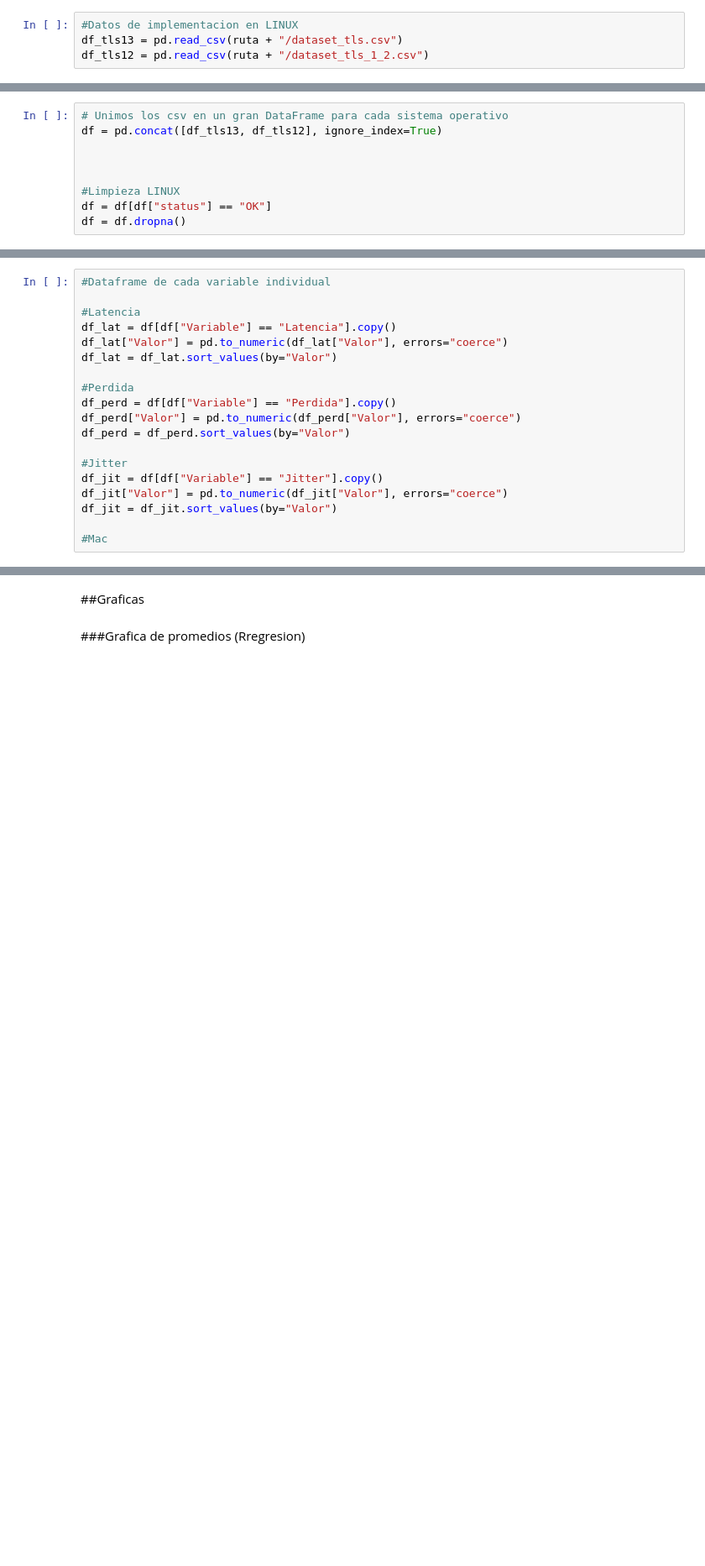
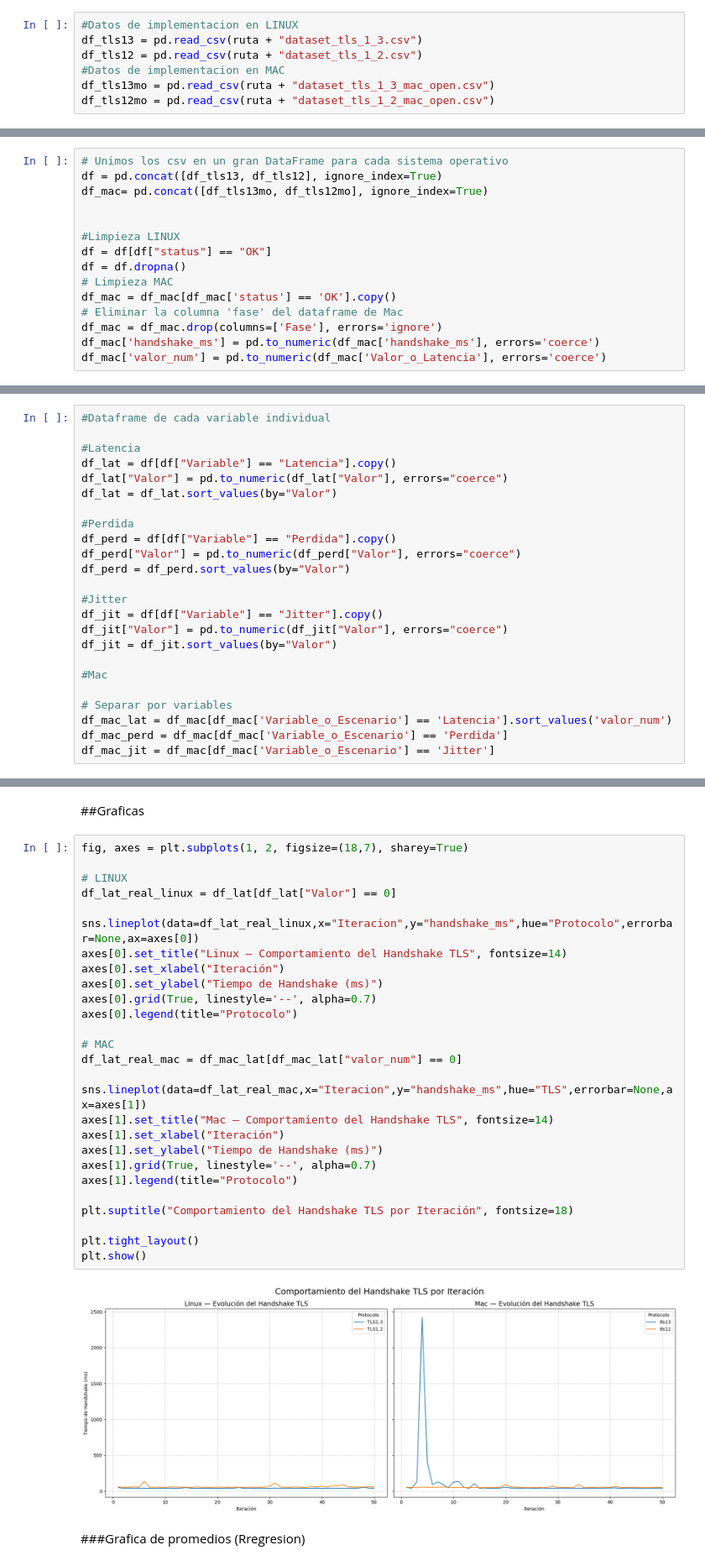
Before and after one commit to LuisRaveg/tls-project, a Jupyter notebook: Proyecto_TLS.ipynb, the cells around one changed output, grey strips where cells are left out. Shown at 84% size. Saved outputs shown, nothing was run; the diff lists cells and outputs as text; blank space fills up the shorter version.

```diff
--- a/Proyecto_TLS.ipynb
+++ b/Proyecto_TLS.ipynb
@@ -12,7 +16,10 @@ ruta = r"\\wsl.localhost\Ubuntu\home\luisr\tls-project"
 # %%
 #Datos de implementacion en LINUX
-df_tls13 = pd.read_csv(ruta + "/dataset_tls.csv")
-df_tls12 = pd.read_csv(ruta + "/dataset_tls_1_2.csv")
+df_tls13 = pd.read_csv(ruta + "dataset_tls_1_3.csv")
+df_tls12 = pd.read_csv(ruta + "dataset_tls_1_2.csv")
+#Datos de implementacion en MAC
+df_tls13mo = pd.read_csv(ruta + "dataset_tls_1_3_mac_open.csv")
+df_tls12mo = pd.read_csv(ruta + "dataset_tls_1_2_mac_open.csv")
 # %% [markdown]
 #Preparación de los datos linux
 # %%
@@ -25,12 +32,18 @@ df_tls12["Protocolo"] = "TLS1.2"
 # %%
 # Unimos los csv en un gran DataFrame para cada sistema operativo
 df = pd.concat([df_tls13, df_tls12], ignore_index=True)
-
+df_mac= pd.concat([df_tls13mo, df_tls12mo], ignore_index=True)
 
 
 #Limpieza LINUX
 df = df[df["status"] == "OK"]
 df = df.dropna()
+# Limpieza MAC
+df_mac = df_mac[df_mac['status'] == 'OK'].copy()
+# Eliminar la columna 'fase' del dataframe de Mac
+df_mac = df_mac.drop(columns=['Fase'], errors='ignore')
+df_mac['handshake_ms'] = pd.to_numeric(df_mac['handshake_ms'], errors='coerce')
+df_mac['valor_num'] = pd.to_numeric(df_mac['Valor_o_Latencia'], errors='coerce')
 # %%
 columnas = ["time_connect", "time_appconnect", "time_total"]
 
@@ -82,3 +146,8 @@ df_jit["Valor"] = pd.to_numeric(df_jit["Valor"], errors="coerce")
 df_jit = df_jit.sort_values(by="Valor")
 
 #Mac
+
+# Separar por variables
+df_mac_lat = df_mac[df_mac['Variable_o_Escenario'] == 'Latencia'].sort_values('valor_num')
+df_mac_perd = df_mac[df_mac['Variable_o_Escenario'] == 'Perdida']
+df_mac_jit = df_mac[df_mac['Variable_o_Escenario'] == 'Jitter']
@@ -121,4 +193,33 @@ prom_jit = df_jit.groupby(["Valor","Protocolo"])["handshake_ms"].mean().reset_in
 # %% [markdown]
 ##Graficas
+# %%
+fig, axes = plt.subplots(1, 2, figsize=(18,7), sharey=True)
+
+# LINUX
+df_lat_real_linux = df_lat[df_lat["Valor"] == 0]
+
+sns.lineplot(data=df_lat_real_linux,x="Iteracion",y="handshake_ms",hue="Protocolo",errorbar=None,ax=axes[0])
+axes[0].set_title("Linux — Comportamiento del Handshake TLS", fontsize=14)
+axes[0].set_xlabel("Iteración")
+axes[0].set_ylabel("Tiempo de Handshake (ms)")
+axes[0].grid(True, linestyle='--', alpha=0.7)
+axes[0].legend(title="Protocolo")
+
+# MAC
+df_lat_real_mac = df_mac_lat[df_mac_lat["valor_num"] == 0]
+
+sns.lineplot(data=df_lat_real_mac,x="Iteracion",y="handshake_ms",hue="TLS",errorbar=None,ax=axes[1])
+axes[1].set_title("Mac — Comportamiento del Handshake TLS", fontsize=14)
+axes[1].set_xlabel("Iteración")
+axes[1].set_ylabel("Tiempo de Handshake (ms)")
+axes[1].grid(True, linestyle='--', alpha=0.7)
+axes[1].legend(title="Protocolo")
+
+plt.suptitle("Comportamiento del Handshake TLS por Iteración", fontsize=18)
+
+plt.tight_layout()
+plt.show()
+# %% [output]
+[figure, added]
 # %% [markdown]
 ###Grafica de promedios (Rregresion)
```
Also changed, not shown: parts of 25 cells of this notebook, 2 other files.
